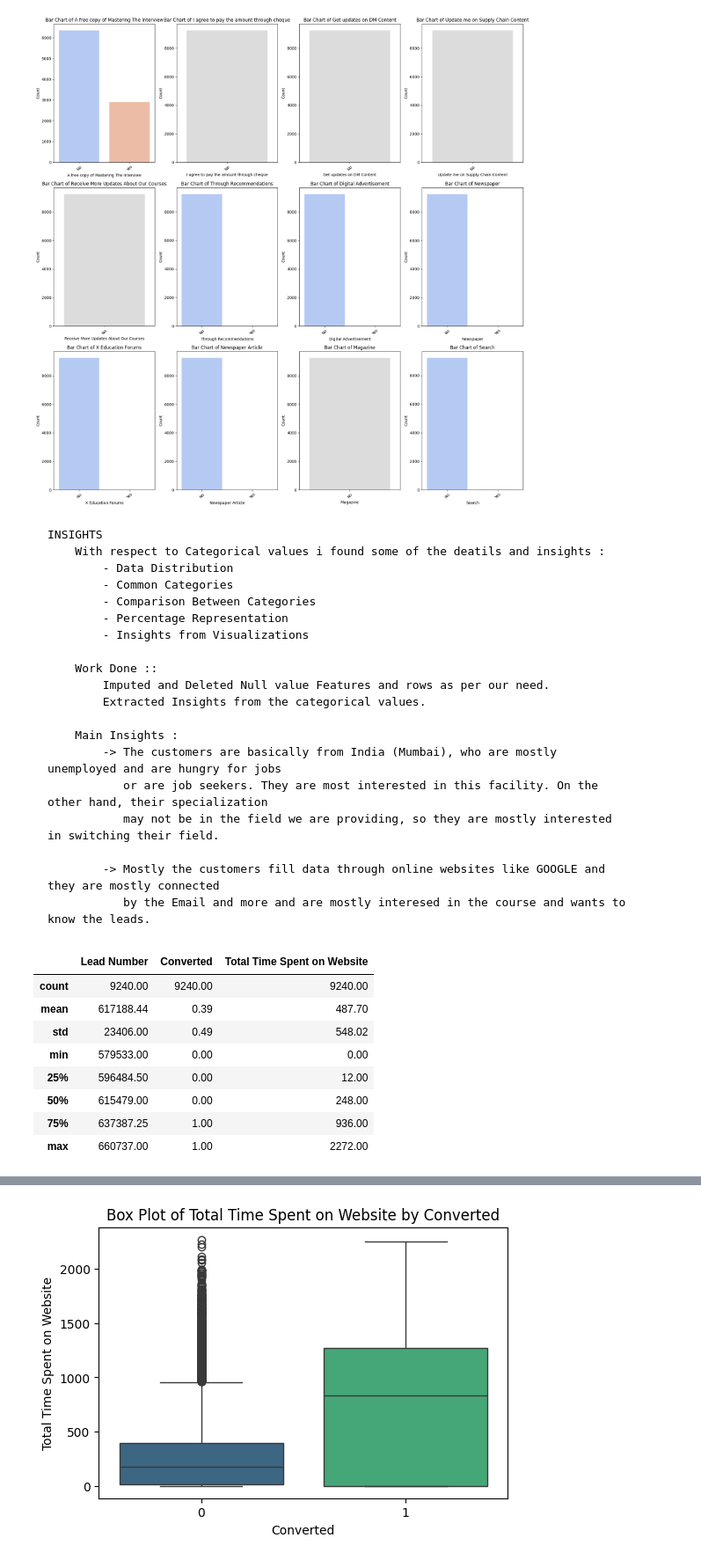
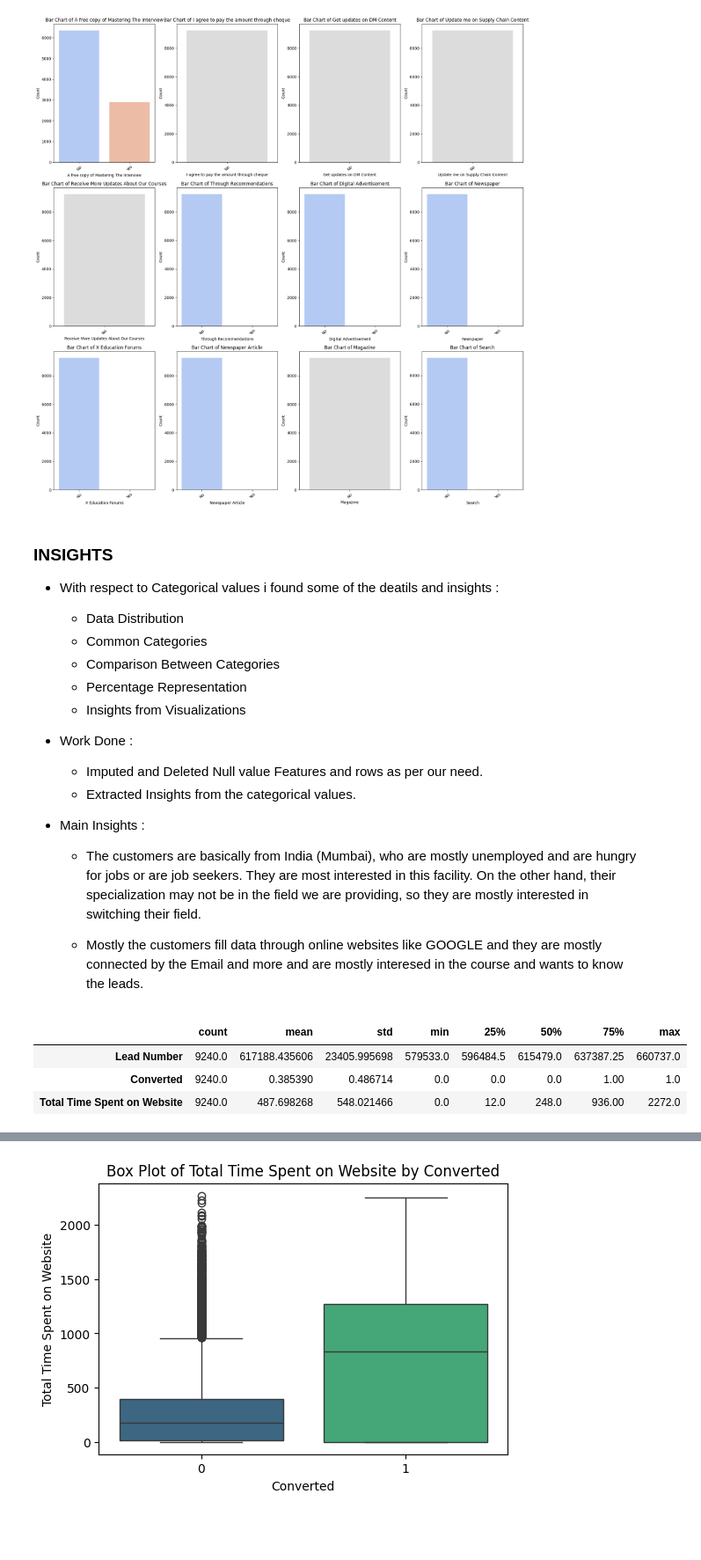
Before and after one commit to ganeshpatel01/Lead_Scoring, a Jupyter notebook: Lead_Scoring.ipynb, the cells around one changed output, grey strips where cells are left out. Shown at 88% size. Saved outputs shown, nothing was run; the diff lists cells and outputs as text; code cells hidden in the pictures; blank space fills up the shorter version.

```diff
--- a/Lead_Scoring.ipynb
+++ b/Lead_Scoring.ipynb
@@ -215,4 +198,4 @@ Name: proportion, dtype: float64
 # %%
-lead['City'] = lead['City'].replace(np.nan, 'Mumbai')
-lead['Specialization'] = lead['Specialization'].replace(np.nan, 'Others')
+df_lead['City'] = df_lead['City'].replace(np.nan, 'Mumbai')
+df_lead['Specialization'] = df_lead['Specialization'].replace(np.nan, 'Others')
 # %% [markdown]
@@ -267,4 +251,4 @@ Name: proportion, dtype: float64
 # %%
-lead['Tags'] = lead['Tags'].replace(np.nan, 'Will revert after reading the email')
-lead.drop('What matters most to you in choosing a course', inplace = True, axis = 1)
+df_lead['Tags'] = df_lead['Tags'].replace(np.nan, 'Will revert after reading the email')
+df_lead.drop('What matters most to you in choosing a course', inplace = True, axis = 1)
 # %% [markdown]
@@ -320,3 +305,3 @@ Name: proportion, dtype: float64
 # %%
-lead['What is your current occupation'] = lead['What is your current occupation'].replace(np.nan, 'Unemployed')
-lead['Country'] = lead['Country'].replace(np.nan, 'India')
+df_lead['What is your current occupation'] = df_lead['What is your current occupation'].replace(np.nan, 'Unemployed')
+df_lead['Country'] = df_lead['Country'].replace(np.nan, 'India')
@@ -357,8 +366,8 @@ plt.show()
 # %% [output]
 [figure]
 # %%
-lead['Last Activity'] = lead['Last Activity'].replace(np.nan, 'Email Opened')
-lead['Lead Source'] = lead['Lead Source'].replace(np.nan, 'Google')
-lead['Page Views Per Visit'] = lead['Page Views Per Visit'].replace(np.nan, '0.0')
-lead['TotalVisits'] = lead['TotalVisits'].replace(np.nan, '0.0')
+df_lead['Last Activity'] = df_lead['Last Activity'].replace(np.nan, 'Email Opened')
+df_lead['Lead Source'] = df_lead['Lead Source'].replace(np.nan, 'Google')
+df_lead['Page Views Per Visit'] = df_lead['Page Views Per Visit'].replace(np.nan, '0.0')
+df_lead['TotalVisits'] = df_lead['TotalVisits'].replace(np.nan, '0.0')
 # %%
@@ -584,35 +591,33 @@ plot_bar_charts(cat_yes_no)
 # %% [output]
 [figure]
 # %% [markdown]
-    INSIGHTS
-        With respect to Categorical values i found some of the deatils and insights :
-            - Data Distribution
-            - Common Categories
-            - Comparison Between Categories
-            - Percentage Representation
-            - Insights from Visualizations
+### INSIGHTS
+- With respect to Categorical values i found some of the deatils and insights :
 
-        Work Done ::
-            Imputed and Deleted Null value Features and rows as per our need.
-            Extracted Insights from the categorical values.
+    - Data Distribution
+    - Common Categories
+    - Comparison Between Categories
+    - Percentage Representation
+    - Insights from Visualizations
 
-        Main Insights :
-            -> The customers are basically from India (Mumbai), who are mostly unemployed and are hungry for jobs
-               or are job seekers. They are most interested in this facility. On the other hand, their specialization
-               may not be in the field we are providing, so they are mostly interested in switching their field.
+- Work Done :
 
-            -> Mostly the customers fill data through online websites like GOOGLE and they are mostly connected
-               by the Email and more and are mostly interesed in the course and wants to know the leads.
+    - Imputed and Deleted Null value Features and rows as per our need.
+    - Extracted Insights from the categorical values.
+
+- Main Insights :
+
+    - The customers are basically from India (Mumbai), who are mostly unemployed and are hungry for jobs
+       or are job seekers. They are most interested in this facility. On the other hand, their specialization
+       may not be in the field we are providing, so they are mostly interested in switching their field.
+
+    - Mostly the customers fill data through online websites like GOOGLE and they are mostly connected
+       by the Email and more and are mostly interesed in the course and wants to know the leads.
 # %%
-lead.describe()
+df_lead.describe().T
 # %% [output]
-|  | Lead Number | Converted | Total Time Spent on Website |
-| count | 9240.00 | 9240.00 | 9240.00 |
-| mean | 617188.44 | 0.39 | 487.70 |
-| std | 23406.00 | 0.49 | 548.02 |
-| min | 579533.00 | 0.00 | 0.00 |
-| 25% | 596484.50 | 0.00 | 12.00 |
-| 50% | 615479.00 | 0.00 | 248.00 |
-| 75% | 637387.25 | 1.00 | 936.00 |
-| max | 660737.00 | 1.00 | 2272.00 |
+|  | count | mean | std | min | 25% | 50% | 75% | max |
+| Lead Number | 9240.0 | 617188.435606 | 23405.995698 | 579533.0 | 596484.5 | 615479.0 | 637387.25 | 660737.0 |
+| Converted | 9240.0 | 0.385390 | 0.486714 | 0.0 | 0.0 | 0.0 | 1.00 | 1.0 |
+| Total Time Spent on Website | 9240.0 | 487.698268 | 548.021466 | 0.0 | 12.0 | 248.0 | 936.00 | 2272.0 |
 # %%
```
Also changed, not shown: parts of 89 cells of this notebook.
